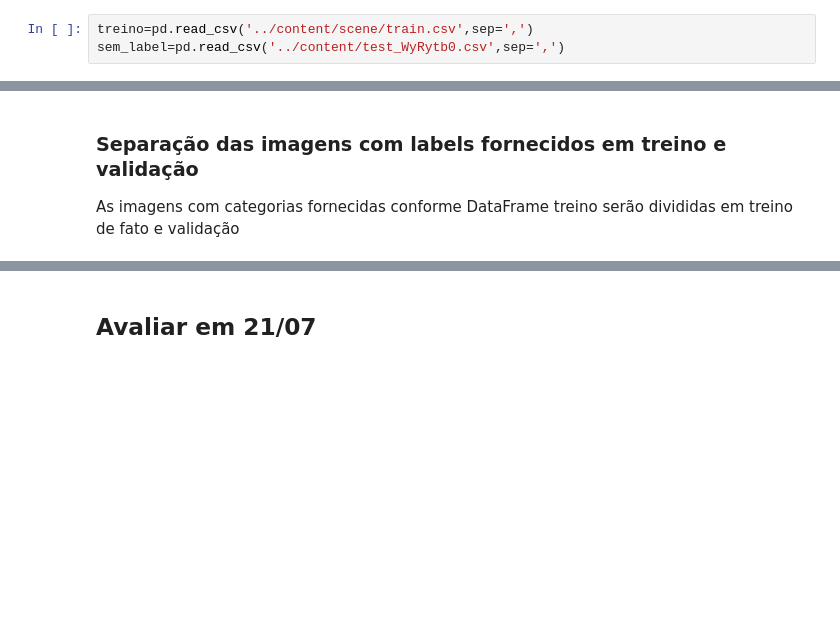
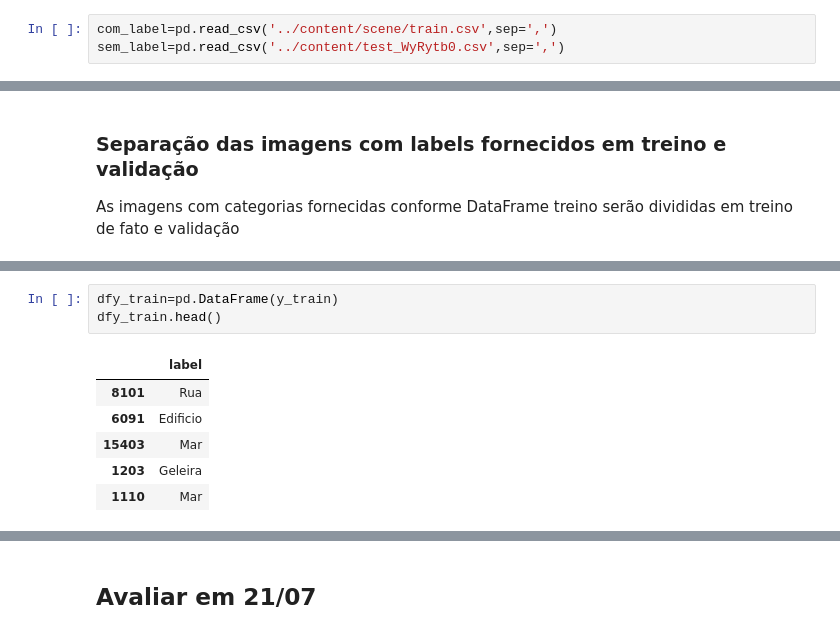
Before and after one commit to belanatal/PosPUCRio, a Jupyter notebook: MVPSprintIIb_IsabelaNatal-versão3.ipynb, the cells around one changed output, grey strips where cells are left out. Drawn from its saved outputs; the diff is of its cells as text; blank space fills up the shorter version.

```diff
--- a/MVPSprintIIb_IsabelaNatal-versão3.ipynb
+++ b/MVPSprintIIb_IsabelaNatal-versão3.ipynb
@@ -106,4 +107,4 @@ if os.path.exists('/content/scene/train'):
 # %%
-treino=pd.read_csv('../content/scene/train.csv',sep=',')
+com_label=pd.read_csv('../content/scene/train.csv',sep=',')
 sem_label=pd.read_csv('../content/test_WyRytb0.csv',sep=',')
 # %%
@@ -393,0 +392,10 @@ uint8 int64 uint8 int64
+# %%
+dfy_train=pd.DataFrame(y_train)
+dfy_train.head()
+# %% [output]
+|  | label |
+| 8101 | Rua |
+| 6091 | Edificio |
+| 15403 | Mar |
+| 1203 | Geleira |
+| 1110 | Mar |
```
Also changed, not shown: parts of 31 cells of this notebook.
